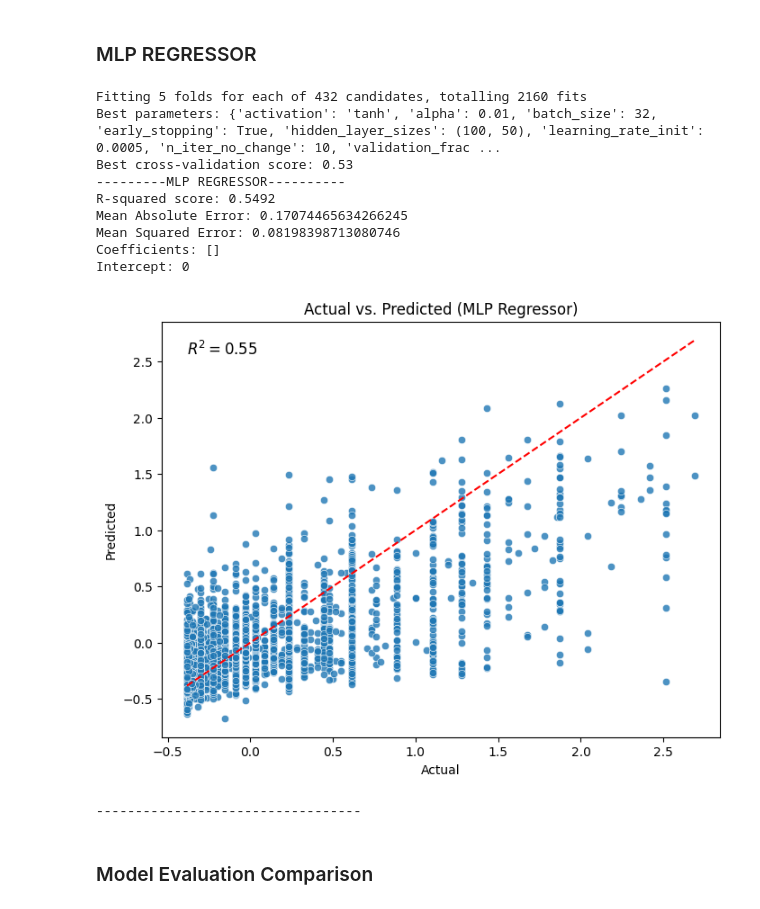
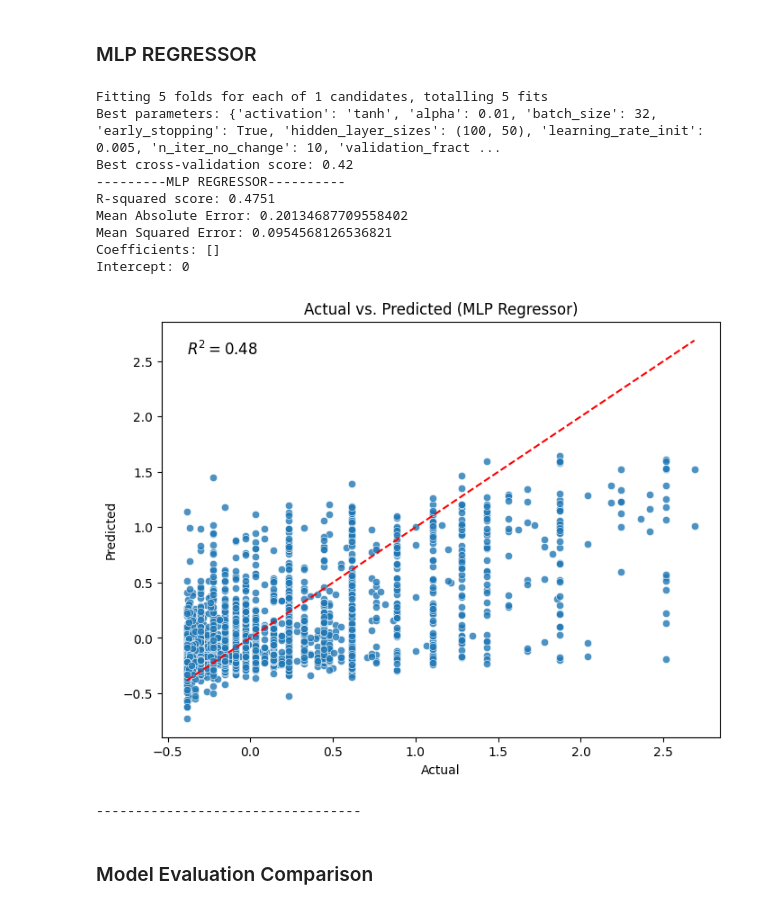
Before and after one commit to mauriliotbs/torontofireincidents, a Jupyter notebook: src/modeling/main_nopipeline.ipynb, the cells around one changed output. Saved outputs shown, nothing was run; the diff lists cells and outputs as text; code cells hidden in the pictures.

```diff
--- a/src/modeling/main_nopipeline.ipynb
+++ b/src/modeling/main_nopipeline.ipynb
@@ -509,12 +515,12 @@ huber = HuberRegressor()
 
 # GridSearchCV
 param_grid = {
-    'epsilon': [1.35, 1.5, 2.0],
-    'max_iter': [1000, 1500, 2000],
-    'alpha': [0.0001, 0.001, 0.01, 0.1],
-    'warm_start': [True, False]
+    'epsilon': [2.0],
+    'max_iter': [1000],
+    'alpha': [0.001],
+    'warm_start': [True]
 }
-
+#Best parameters: {'alpha': 0.001, 'epsilon': 2.0, 'max_iter': 1000, 'warm_start': True}
 grid_search = GridSearchCV(huber, param_grid, cv=5, verbose=1, n_jobs=-1)
 grid_search.fit(X_train, y_train)
 
@@ -563,12 +569,12 @@ from sklearn.model_selection import GridSearchCV
 
 # RandomForestRegressor with GridSearchCV
 param_grid = {
-    'n_estimators': [100, 200, 300],
-    'max_depth': [None, 10, 20, 30],
-    'min_samples_split': [2, 5, 10],
-    'min_samples_leaf': [1, 2, 4]
+    'n_estimators': [300],
+    'max_depth': [30],
+    'min_samples_split': [10],
+    'min_samples_leaf': [4]
 }
-
+#Best parameters: {'max_depth': 30, 'min_samples_leaf': 4, 'min_samples_split': 10, 'n_estimators': 300}
 rf = RandomForestRegressor(random_state=12)
 grid_search_rf = GridSearchCV(rf, param_grid, cv=5, verbose=1, n_jobs=-1)
 grid_search_rf.fit(X_train, y_train)
@@ -621,49 +627,50 @@ mlp = MLPRegressor(random_state=12)
 
 # MLP Regressor with GridSearchCV
 param_grid = {
-    'hidden_layer_sizes': [(100,), (50, 50), (100, 50), (50, 50, 50)],
-    'activation': ['relu', 'tanh'],
-    'alpha': [0.005, 0.01, 0.02],
-    'learning_rate_init': [0.0005, 0.001, 0.005],
-    'batch_size': [32, 64, 128],
+    'hidden_layer_sizes': [(100, 50)],
+    'activation': ['tanh'],
+    'alpha': [0.01],
+    'learning_rate_init': [0.005],
+    'batch_size': [32],
     'early_stopping': [True],  # Early stopping enabled
-    'validation_fraction': [0.1, 0.2],  # Different sizes of validation fraction
+    'validation_fraction': [0.1],  # Different sizes of validation fraction
     'n_iter_no_change': [10]  # Number of iterations with no improvement
 }
+#{'activation': 'tanh', 'alpha': 0.01, 'batch_size': 32, 'early_stopping': True, 'hidden_layer_sizes': (100, 50), 'learning_rate_init': 0.0005, 'n_iter_no_change': 10, 'validation_fraction': 0.2}
 
 grid_search = GridSearchCV(mlp, param_grid, cv=5, verbose=1, n_jobs=-1)
 grid_search.fit(X_train, y_train)
 
 # Best model parameters from GridSearchCV
 print("Best parameters:", grid_search.best_params_)
 print("Best cross-validation score: {:.2f}".format(grid_search.best_score_))
 
 # Using best parameters to fit MLPRegressor
 mlp_best = grid_search.best_estimator_
 mlp_best.fit(X_train, y_train)
 y_pred_mlp = mlp_best.predict(X_test)
 
 # Store best scores
 r2_mlp = mlp_best.score(X_test, y_test)
 mae_mlp = mean_absolute_error(y_test, y_pred_mlp)
 mse_mlp = mean_squared_error(y_test, y_pred_mlp)
 
 # Get results using helper function
 print("---------MLP REGRESSOR----------")
 print_results(r2_mlp, mae_mlp, mse_mlp, [], 0)
 plotRegression(y_pred_mlp, r2_mlp, 'MLP Regressor')
 print("----------------------------------")
 # %% [output]
-Fitting 5 folds for each of 432 candidates, totalling 2160 fits
-Best parameters: {'activation': 'tanh', 'alpha': 0.01, 'batch_size': 32, 'early_stopping': True, 'hidden_layer_sizes': (100, 50), 'learning_rate_init': 0.0005, 'n_iter_no_change': 10, 'validation_frac ...
-Best cross-validation score: 0.53
+Fitting 5 folds for each of 1 candidates, totalling 5 fits
+Best parameters: {'activation': 'tanh', 'alpha': 0.01, 'batch_size': 32, 'early_stopping': True, 'hidden_layer_sizes': (100, 50), 'learning_rate_init': 0.005, 'n_iter_no_change': 10, 'validation_fract ...
+Best cross-validation score: 0.42
 ---------MLP REGRESSOR----------
-R-squared score: 0.5492
-Mean Absolute Error: 0.17074465634266245
-Mean Squared Error: 0.08198398713080746
+R-squared score: 0.4751
+Mean Absolute Error: 0.20134687709558402
+Mean Squared Error: 0.0954568126536821
 Coefficients: []
 Intercept: 0
-[figure, old version]
+[figure, new version]
 ----------------------------------
 # %% [markdown]
 ### Model Evaluation Comparison
```
Also changed, not shown: parts of 5 cells of this notebook.
